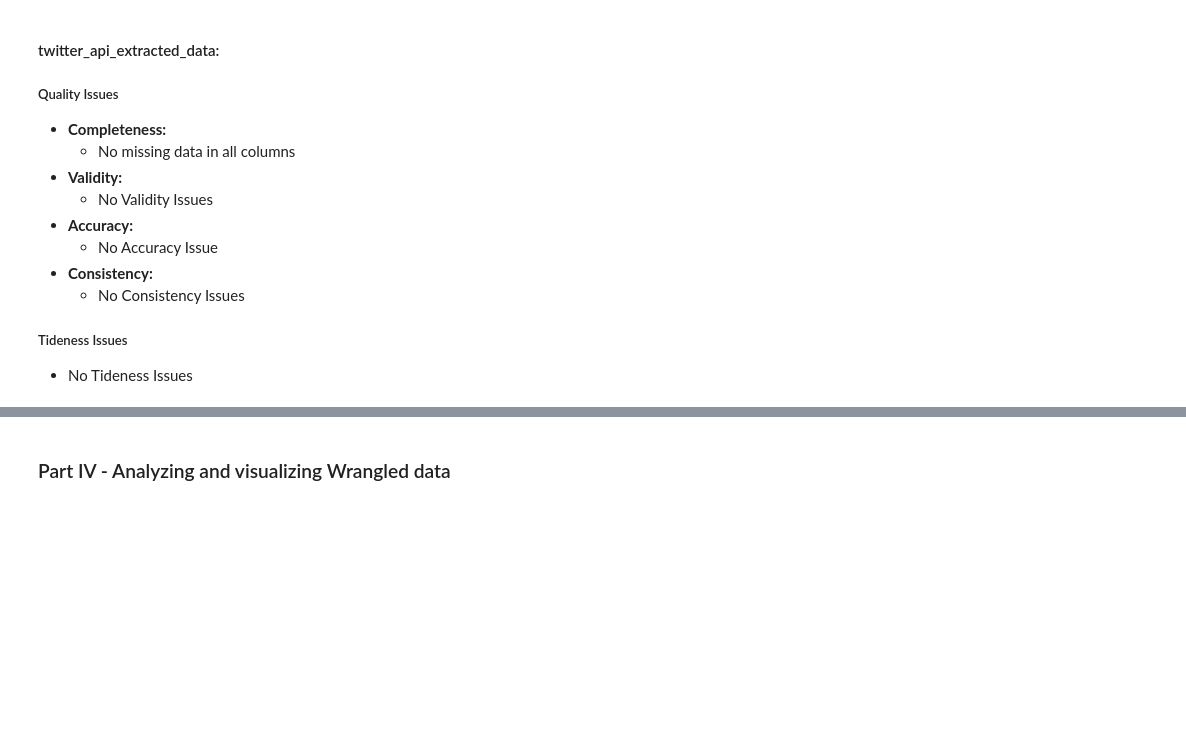
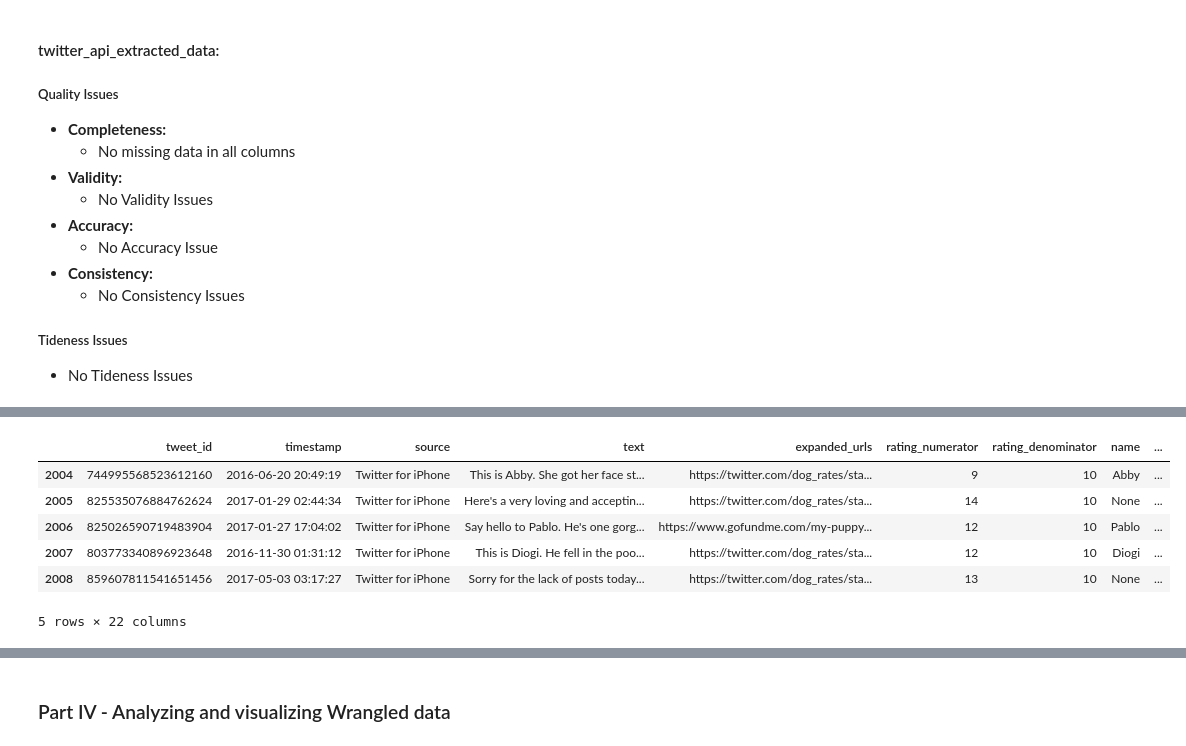
Before and after one commit to Rapter1990/Udacity-Data-Analyst-Nanodegree, a Jupyter notebook: P4_Wrangle_And_Analyze_Data/wrangle_act.ipynb, the cells around one changed output, grey strips where cells are left out. Cells and saved outputs as stored; diff of their text form; code cells hidden in the pictures; blank space fills up the shorter version.

```diff
--- a/P4_Wrangle_And_Analyze_Data/wrangle_act.ipynb
+++ b/P4_Wrangle_And_Analyze_Data/wrangle_act.ipynb
@@ -971,0 +1185,10 @@ twitter_api_extracted_data_clean_df = twitter_api_extracted_data.copy()
+# %%
+twitter_main_df.tail()
+# %% [output]
+|  | tweet_id | timestamp | source | text | expanded_urls | rating_numerator | rating_denominator | name | ... |
+| 2004 | 744995568523612160 | 2016-06-20 20:49:19 | Twitter for iPhone | This is Abby. She got her face st... | https://twitter.com/dog_rates/sta... | 9 | 10 | Abby | ... |
+| 2005 | 825535076884762624 | 2017-01-29 02:44:34 | Twitter for iPhone | Here's a very loving and acceptin... | https://twitter.com/dog_rates/sta... | 14 | 10 | None | ... |
+| 2006 | 825026590719483904 | 2017-01-27 17:04:02 | Twitter for iPhone | Say hello to Pablo. He's one gorg... | https://www.gofundme.com/my-puppy... | 12 | 10 | Pablo | ... |
+| 2007 | 803773340896923648 | 2016-11-30 01:31:12 | Twitter for iPhone | This is Diogi. He fell in the poo... | https://twitter.com/dog_rates/sta... | 12 | 10 | Diogi | ... |
+| 2008 | 859607811541651456 | 2017-05-03 03:17:27 | Twitter for iPhone | Sorry for the lack of posts today... | https://twitter.com/dog_rates/sta... | 13 | 10 | None | ... |
+5 rows × 22 columns
```
Also changed, not shown: parts of 30 cells of this notebook, 1 other file.
